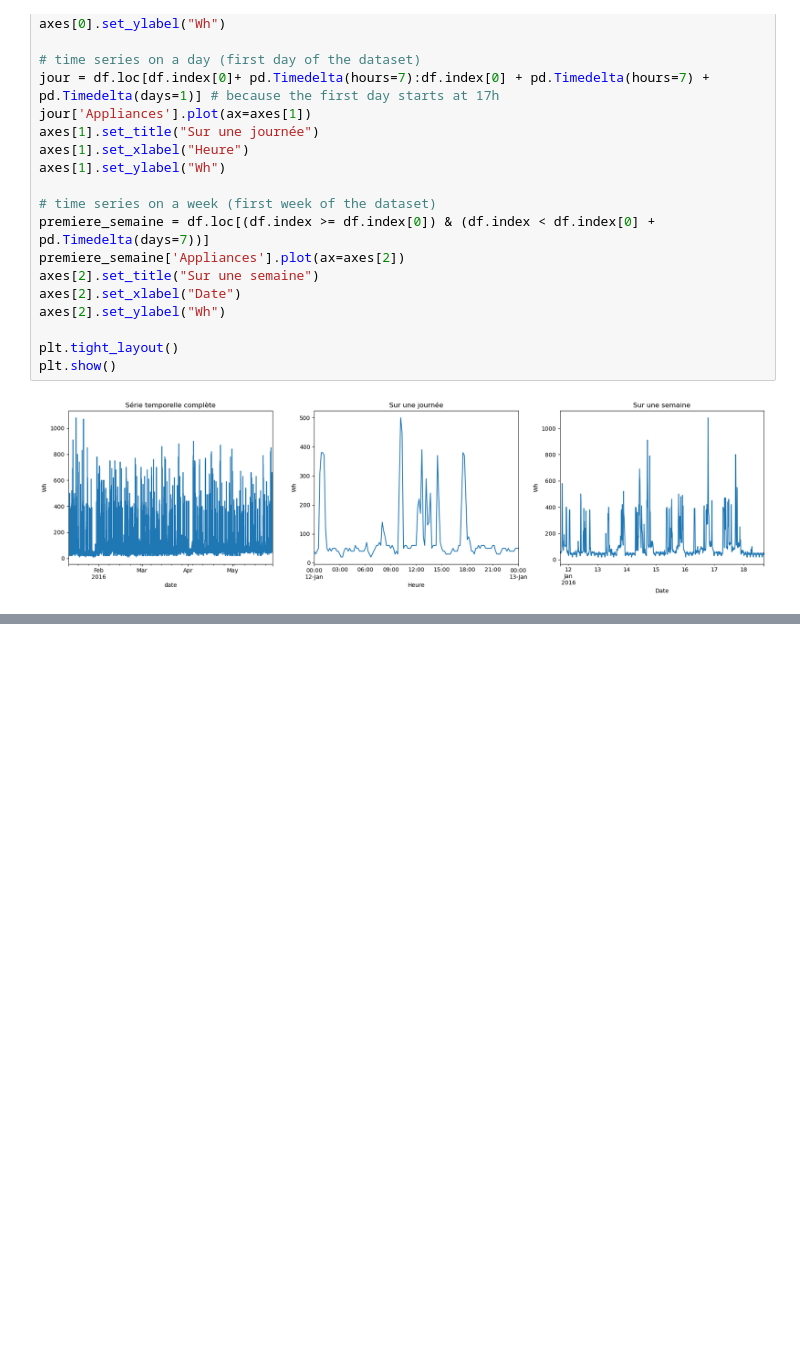
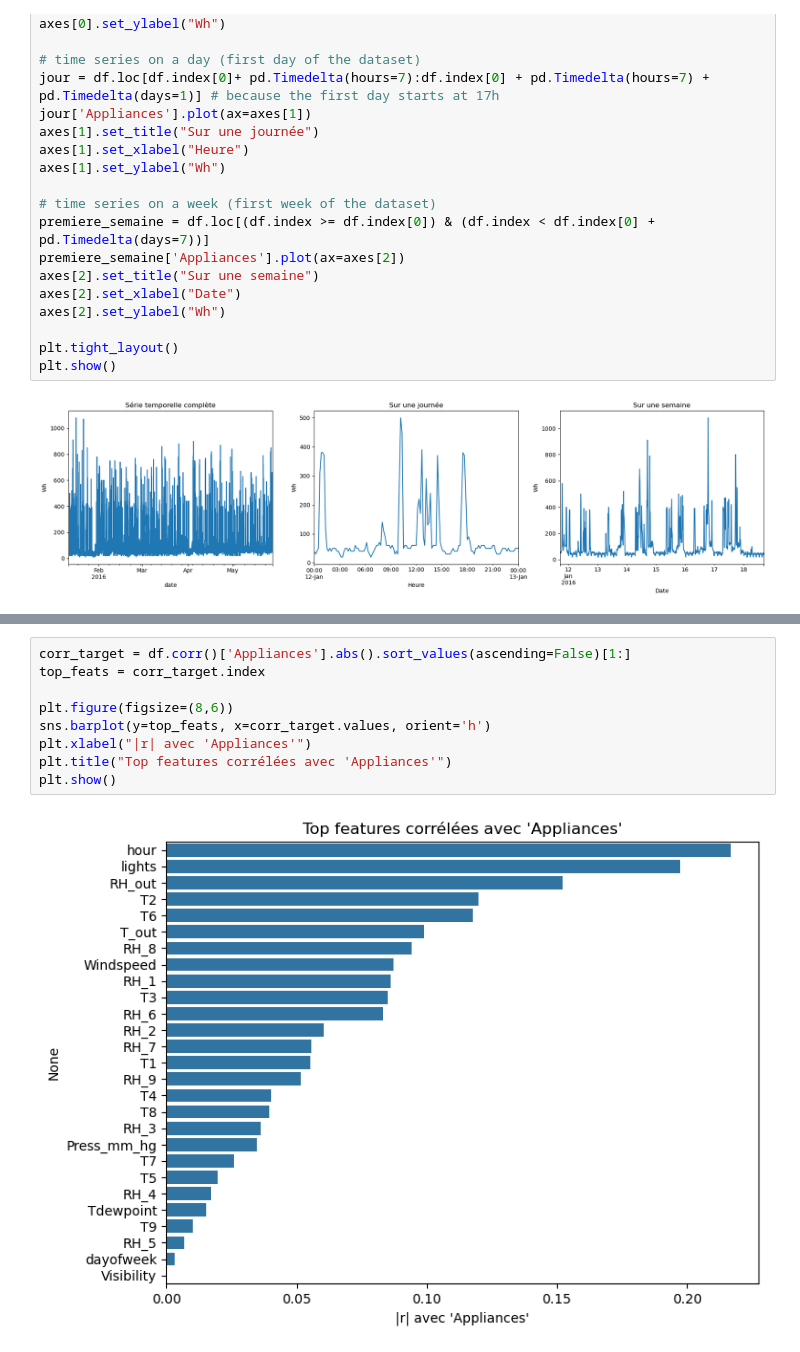
Before and after one commit to issagith/energy-consumption-prediction, a Jupyter notebook: main.ipynb, the cells around one changed output, grey strips where cells are left out. Saved outputs shown, nothing was run; the diff lists cells and outputs as text; blank space fills up the shorter version.

```diff
--- a/main.ipynb
+++ b/main.ipynb
@@ -286,0 +321,11 @@ plt.show()
+# %%
+corr_target = df.corr()['Appliances'].abs().sort_values(ascending=False)[1:]
+top_feats = corr_target.index
+
+plt.figure(figsize=(8,6))
+sns.barplot(y=top_feats, x=corr_target.values, orient='h')
+plt.xlabel("|r| avec 'Appliances'")
+plt.title("Top features corrélées avec 'Appliances'")
+plt.show()
+# %% [output]
+[figure, added]
```
Also changed, not shown: parts of 12 cells of this notebook.
